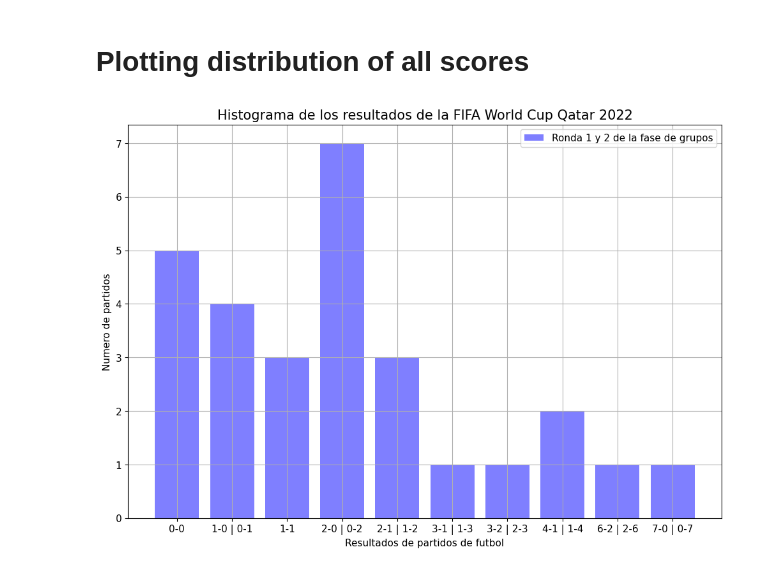
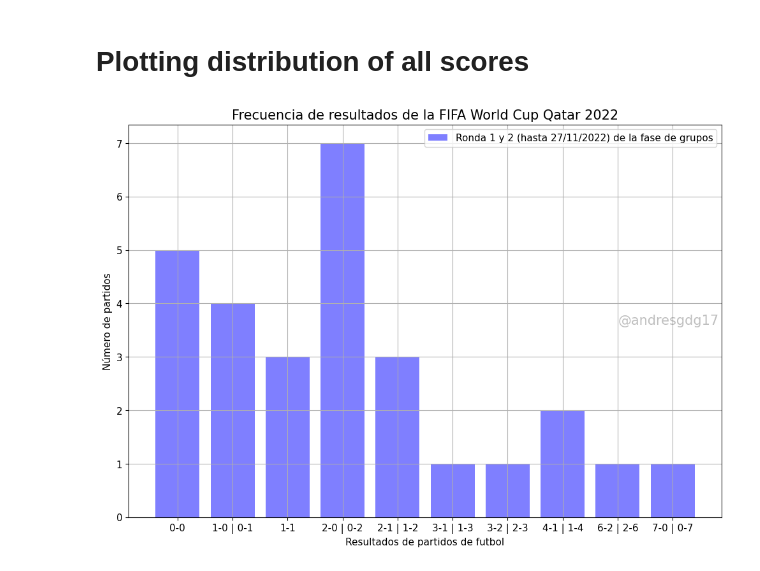
Before and after one commit to andresgd17/world-cup-2022, a Jupyter notebook: plot.ipynb, the cells around one changed output. Cells and saved outputs as stored; diff of their text form; code cells hidden in the pictures.

```diff
--- a/plot.ipynb
+++ b/plot.ipynb
@@ -38,16 +38,20 @@ score.append('4-1 | 1-4') # Croacia 4 Canadá 1
 score.append('1-1')       # Espana 1 Alemania 1
 # %%
 fig, ax = plt.subplots(figsize=(12,8))# figsize=(10,8)
-plt.title('Histograma de los resultados de la FIFA World Cup Qatar 2022', fontsize=15)
+plt.title('Frecuencia de resultados de la FIFA World Cup Qatar 2022', fontsize=15)
 
-ax.bar(*np.unique(score, return_counts=True),  color='blue',  alpha=0.5, label='Ronda 1 y 2 de la fase de grupos')
+ax.bar(*np.unique(score, return_counts=True),  color='blue',  alpha=0.5, label='Ronda 1 y 2 (hasta 27/11/2022) de la fase de grupos')
+ax.text(0.91, 0.5, '@andresgdg17', transform=ax.transAxes,
+        fontsize=15, color='gray', alpha=0.5,
+        ha='center', va='center', rotation=0)
+
 ax.tick_params(labelsize=11)
 ax.legend(fontsize=11)
 ax.set_xlabel('Resultados de partidos de futbol', fontsize=11)
-ax.set_ylabel('Numero de partidos', fontsize=11)
+ax.set_ylabel('Número de partidos', fontsize=11)
 ax.yaxis.set_major_locator(MaxNLocator(integer=True))
 ax.grid()
 #plt.show()
 plt.savefig('plot.png')
 # %% [output]
-[figure, old version]
+[figure, new version]
```
Also changed, not shown: 1 other file.
